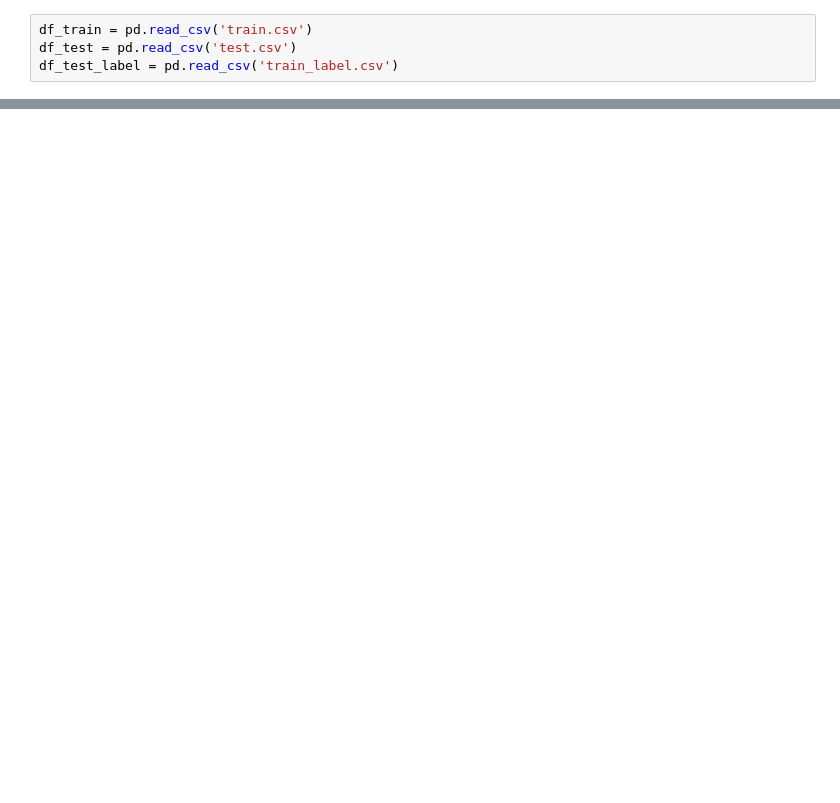
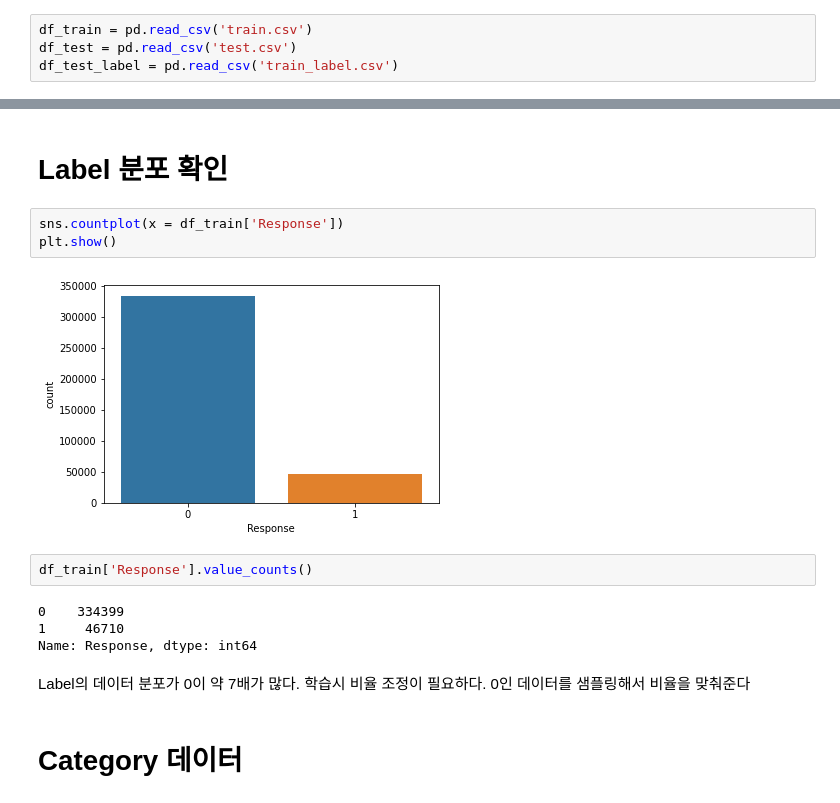
Before and after one commit to PlatiB/AccuPreLab, a Jupyter notebook: 1.EDA/Data_science_EDA.ipynb, the cells around one changed output, grey strips where cells are left out. Cells and saved outputs as stored; diff of their text form; blank space fills up the shorter version.

```diff
--- a/1.EDA/Data_science_EDA.ipynb
+++ b/1.EDA/Data_science_EDA.ipynb
@@ -99,0 +79,19 @@ df_train
+# %% [markdown]
+# Label 분포 확인
+# %%
+sns.countplot(x = df_train['Response'])
+plt.show()
+# %% [output]
+[figure, added]
+# %%
+df_train['Response'].value_counts()
+# %% [output]
+0    334399
+1     46710
+Name: Response, dtype: int64
+# %% [markdown]
+Label의 데이터 분포가 0이 약 7배가 많다.
+학습시 비율 조정이 필요하다.
+0인 데이터를 샘플링해서 비율을 맞춰준다
+# %% [markdown]
+# Category 데이터
```
Also changed, not shown: parts of 65 cells of this notebook, 1 other file.
